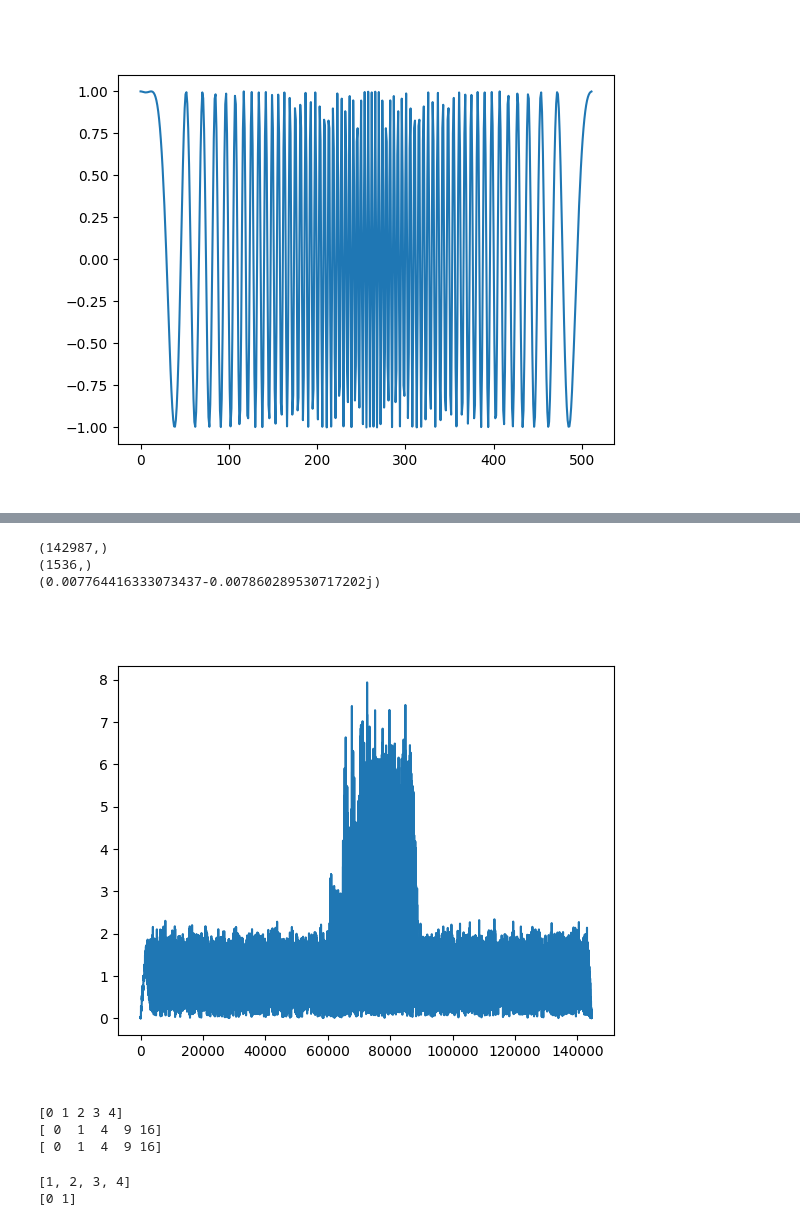
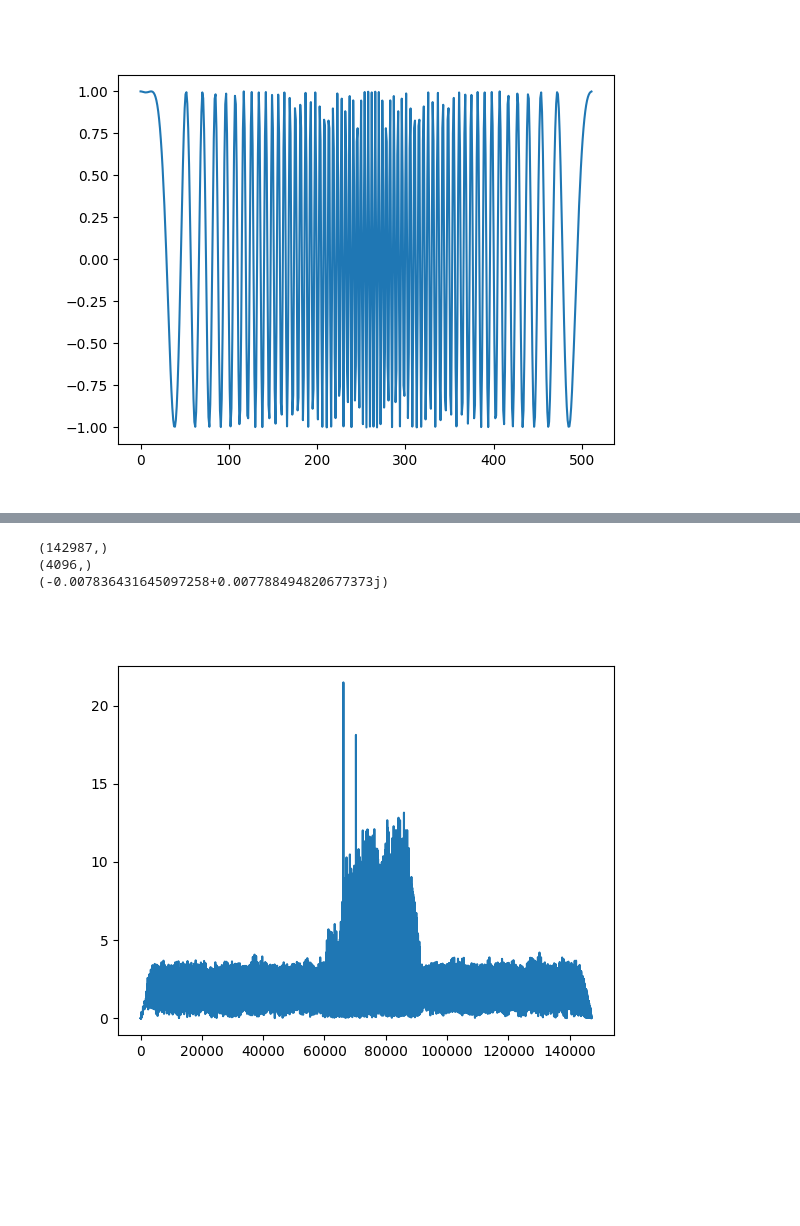
Before and after one commit to xsun2445/ee595hws, a Jupyter notebook: hw1/test.ipynb, the cells around one changed output, grey strips where cells are left out. Cells and saved outputs as stored; diff of their text form; code cells hidden in the pictures; blank space fills up the shorter version.

```diff
--- a/hw1/test.ipynb
+++ b/hw1/test.ipynb
@@ -55,51 +60,38 @@ plt.show()
 # %%
 fileName = './EE595 Project Data/dataSF8CR8packet1.bin'
 
-raw = phy.read_complex(fileName)
+
 
 rf_freq = 915e6    # carrier frequency 470 MHz, used to correct clock drift
-sf = 7             # spreading factor SF7
+sf = 8             # spreading factor SF7
 bw = 125e3         # bandwidth 125 kHz
 fs = 250e3         # sampling rate 1 MHz
-preamble_len = 6
+preamble_len = 8
 
 phy = LoRaDecoder()
+
+raw = phy.read_complex(fileName)
 
 uc = phy.chirp(True, sf, bw, fs, 0, 0, 0)
 dc = phy.chirp(False, sf, bw, fs, 0, 0, 0)
 
 import numpy.matlib
 
-raw = raw.flatten()
-preamble = np.matlib.repmat(uc, 1, preamble_len).flatten()
+raw = raw
+preamble = np.matlib.repmat(dc, 1, preamble_len).flatten()
 
 
 print(raw.shape)
 print(preamble.shape)
-res = np.correlate(raw.T, preamble.T, 'full')
+res = np.correlate(raw, preamble, 'full')
 
 print(res[0])
 
 plt.figure()
 plt.plot(abs(res))
 plt.show()
 # %% [output]
 (142987,)
-(1536,)
-(0.007764416333073437-0.007860289530717202j)
+(4096,)
+(-0.007836431645097258+0.007788494820677373j)
-[figure, old version]
+[figure, new version]
-# %%
-a = np.array(range(5))
-print(a)
-print(a*a)
-print(a**2)
-# %% [output]
-[0 1 2 3 4]
-[ 0  1  4  9 16]
-[ 0  1  4  9 16]
-# %%
-print([1,2] + [3,4])
-print(np.arange(0,2))
-# %% [output]
-[1, 2, 3, 4]
-[0 1]
```
Also changed, not shown: parts of 12 cells of this notebook, 3 other files.
